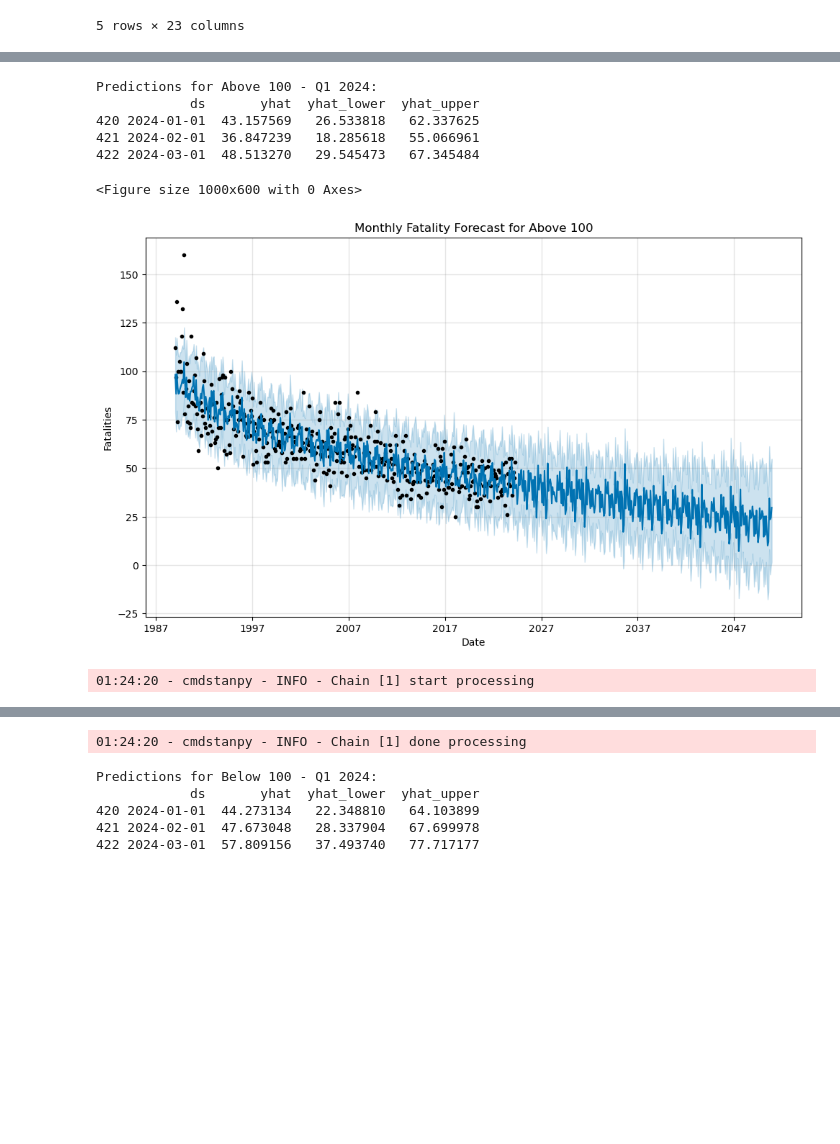
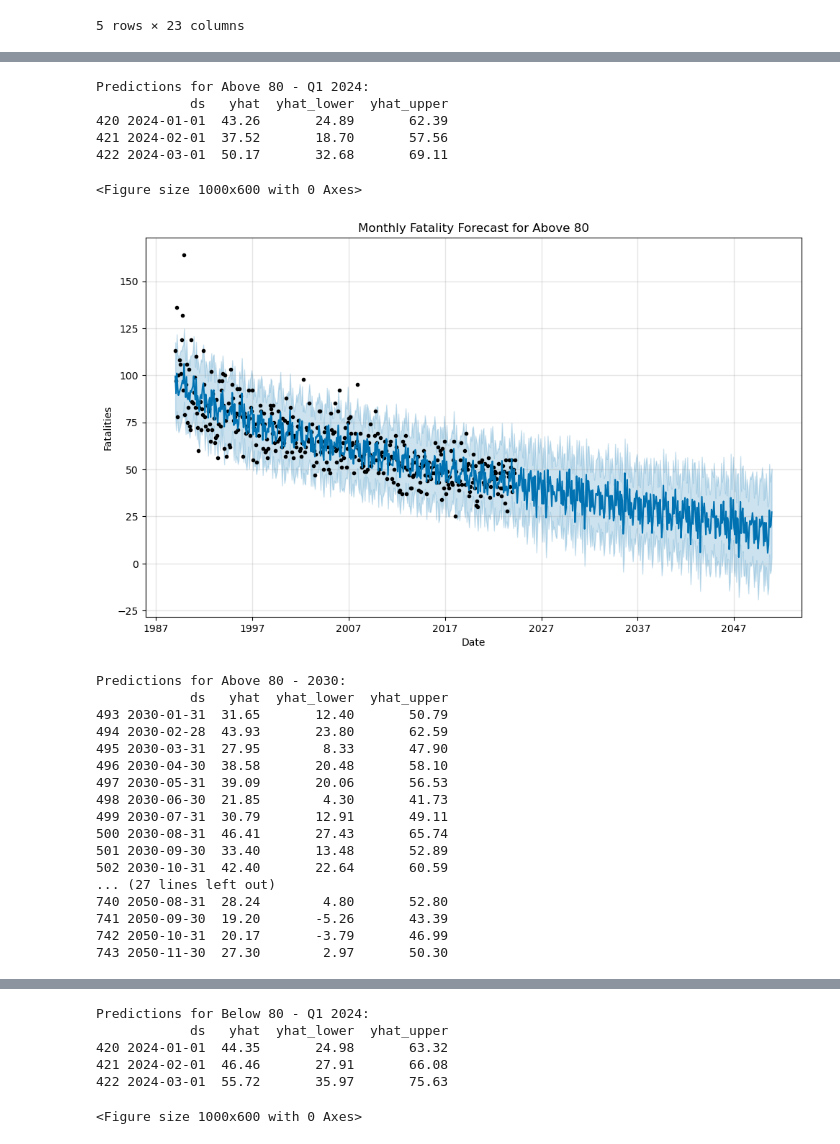
Before and after one commit to mraminamiri/Time-Seri, a Jupyter notebook: Speed/Speed.ipynb, the cells around one changed output, grey strips where cells are left out. Saved outputs shown, nothing was run; the diff lists cells and outputs as text; code cells hidden in the pictures; blank space fills up the shorter version.

```diff
--- a/Speed/Speed.ipynb
+++ b/Speed/Speed.ipynb
@@ -39,10 +38,9 @@ Optimized Code
 # %%
 import pandas as pd
 import matplotlib.pyplot as plt
-from sklearn.metrics import mean_absolute_error, mean_squared_error, r2_score, mean_absolute_percentage_error
+from sklearn.metrics import mean_absolute_error, mean_squared_error, mean_absolute_percentage_error
 from prophet import Prophet
 
-# تمیز کردن داده‌ها
 data['Year'] = data['Year'].astype(int)
 data['Month'] = data['Month'].astype(int)
 
@@ -60,16 +58,12 @@ def clean_speed_limit(value):
 data['Speed Limit'] = data['Speed Limit'].apply(clean_speed_limit)
 data = data.dropna(subset=['Speed Limit'])
 
-# ایجاد ستون تاریخ
 data['Date'] = pd.to_datetime(data[['Year', 'Month']].assign(Day=1))
 
-# دسته‌بندی داده‌ها بر اساس محدودیت سرعت
-data['Speed_Category'] = data['Speed Limit'].apply(lambda x: 'Above 100' if x >= 100 else 'Below 100')
+data['Speed_Category'] = data['Speed Limit'].apply(lambda x: 'Above 80' if x > 80 else 'Below 80')
 
-# تجمیع داده‌ها بر اساس تاریخ و دسته‌بندی محدودیت سرعت
 fatalities_by_speed_month = data.groupby(['Date', 'Speed_Category']).size().reset_index(name='Fatalities')
 
-# آماده‌سازی مدل‌ها و پیش‌بینی‌ها
 forecasts = {}
 speed_categories = fatalities_by_speed_month['Speed_Category'].unique()
 latest_date = fatalities_by_speed_month['Date'].max()
@@ -83,7 +77,7 @@ for speed_category in speed_categories:
         interval_width=0.95,
         yearly_seasonality=True,
         daily_seasonality=True,
-        weekly_seasonality=True
+        weekly_seasonality=True,
     )
     model.fit(speed_data)
 
@@ -92,12 +86,10 @@ for speed_category in speed_categories:
 
     forecasts[speed_category] = forecast[['ds', 'yhat', 'yhat_lower', 'yhat_upper']]
 
-    # چاپ پیش‌بینی سه ماه اول 2024
     forecast_2024_q1 = forecast[(forecast['ds'] >= '2024-01-01') & (forecast['ds'] <= '2024-03-31')]
     print(f'\nPredictions for {speed_category} - Q1 2024:')
-    print(forecast_2024_q1[['ds', 'yhat', 'yhat_lower', 'yhat_upper']])
+    print(forecast_2024_q1[['ds', 'yhat', 'yhat_lower', 'yhat_upper']].round(2))
 
-    # رسم نمودار پیش‌بینی
     plt.figure(figsize=(10, 6))
     model.plot(forecast)
     plt.title(f'Monthly Fatality Forecast for {speed_category}')
@@ -105,43 +97,37 @@ for speed_category in speed_categories:
     plt.ylabel('Fatalities')
     plt.show()
 
-    # پیش‌بینی برای سال‌های 2030، 2040 و 2050
     forecast_2030 = forecast[(forecast['ds'] >= '2030-01-01') & (forecast['ds'] <= '2030-12-31')]
     forecast_2040 = forecast[(forecast['ds'] >= '2040-01-01') & (forecast['ds'] <= '2040-12-31')]
     forecast_2050 = forecast[(forecast['ds'] >= '2050-01-01') & (forecast['ds'] <= '2050-12-31')]
 
     print(f'\nPredictions for {speed_category} - 2030:')
-    print(forecast_2030[['ds', 'yhat', 'yhat_lower', 'yhat_upper']])
+    print(forecast_2030[['ds', 'yhat', 'yhat_lower', 'yhat_upper']].round(2))
 
     print(f'\nPredictions for {speed_category} - 2040:')
-    print(forecast_2040[['ds', 'yhat', 'yhat_lower', 'yhat_upper']])
+    print(forecast_2040[['ds', 'yhat', 'yhat_lower', 'yhat_upper']].round(2))
 
     print(f'\nPredictions for {speed_category} - 2050:')
-    print(forecast_2050[['ds', 'yhat', 'yhat_lower', 'yhat_upper']])
+    print(forecast_2050[['ds', 'yhat', 'yhat_lower', 'yhat_upper']].round(2))
 
-# استخراج داده‌های واقعی برای سال 2023
 actual_2023 = fatalities_by_speed_month[(fatalities_by_speed_month['Date'] >= '2023-01-01') & (fatalities_by_speed_month['Date'] <= '2023-12-31')]
 actual_2023 = actual_2023.pivot(index='Date', columns='Speed_Category', values='Fatalities').fillna(0)
 
-# ارزیابی دقت مدل‌ها برای سال 2023
 for speed_category in speed_categories:
     actual_counts_2023 = actual_2023[[speed_category]].reset_index().rename(columns={'Date': 'ds', speed_category: 'y'})
     forecast_2023 = forecasts[speed_category][forecasts[speed_category]['ds'].isin(actual_counts_2023['ds'])]
 
-    mae = mean_absolute_error(actual_counts_2023['y'], forecast_2023['yhat'])
-    mse = mean_squared_error(actual_counts_2023['y'], forecast_2023['yhat'])
-    r2 = r2_score(actual_counts_2023['y'], forecast_2023['yhat'])
-    mape = mean_absolute_percentage_error(actual_counts_2023['y'], forecast_2023['yhat'])
+    mae = round(mean_absolute_error(actual_counts_2023['y'], forecast_2023['yhat']), 2)
+    mse = round(mean_squared_error(actual_counts_2023['y'], forecast_2023['yhat']), 2)
+    mape = round(mean_absolute_percentage_error(actual_counts_2023['y'], forecast_2023['yhat']), 2)
 
     print(f'\nEvaluation metrics for {speed_category} (2023):')
     print(f'MAE: {mae}')
     print(f'MSE: {mse}')
-    print(f'R2: {r2}')
     print(f'MAPE: {mape}')
 
-# استخراج داده‌های واقعی برای سال 2024
-actual_2024 = fatalities_by_speed_month[(fatalities_by_speed_month['Date'] >= '2024-01-01') & (fatalities_by_speed_month['Date'] <= '2024-12-31')]
+actual_2024 = fatalities_by_speed_month[(fatalities_by_speed_month['Date'] >= '2024-01-01') & (fatalities_by_speed_month['Date'] <= '2024-03-31')]
 actual_2024 = actual_2024.pivot(index='Date', columns='Speed_Category', values='Fatalities').fillna(0)
 print('\nActual fatalities for 2024:')
-print(actual_2024)
+print(actual_2024.round(2))
 # %% [output]
@@ -150,8 +136,24 @@ print(actual_2024)
-Predictions for Above 100 - Q1 2024:
-            ds       yhat  yhat_lower  yhat_upper
-420 2024-01-01  43.157569   26.533818   62.337625
-421 2024-02-01  36.847239   18.285618   55.066961
-422 2024-03-01  48.513270   29.545473   67.345484
+Predictions for Above 80 - Q1 2024:
+            ds   yhat  yhat_lower  yhat_upper
+420 2024-01-01  43.26       24.89       62.39
+421 2024-02-01  37.52       18.70       57.56
+422 2024-03-01  50.17       32.68       69.11
 <Figure size 1000x600 with 0 Axes>
-[figure, old version]
+[figure, new version]
-01:24:20 - cmdstanpy - INFO - Chain [1] start processing
+Predictions for Above 80 - 2030:
+            ds   yhat  yhat_lower  yhat_upper
+493 2030-01-31  31.65       12.40       50.79
+494 2030-02-28  43.93       23.80       62.59
+495 2030-03-31  27.95        8.33       47.90
+496 2030-04-30  38.58       20.48       58.10
+497 2030-05-31  39.09       20.06       56.53
+498 2030-06-30  21.85        4.30       41.73
+499 2030-07-31  30.79       12.91       49.11
+500 2030-08-31  46.41       27.43       65.74
+501 2030-09-30  33.40       13.48       52.89
+502 2030-10-31  42.40       22.64       60.59
+... (27 lines left out)
+740 2050-08-31  28.24        4.80       52.80
+741 2050-09-30  19.20       -5.26       43.39
+742 2050-10-31  20.17       -3.79       46.99
+743 2050-11-30  27.30        2.97       50.30
@@ -175,6 +162,6 @@ Predictions for Above 100 - 2030:
-01:24:20 - cmdstanpy - INFO - Chain [1] done processing
+Predictions for Below 80 - Q1 2024:
+            ds   yhat  yhat_lower  yhat_upper
+420 2024-01-01  44.35       24.98       63.32
+421 2024-02-01  46.46       27.91       66.08
+422 2024-03-01  55.72       35.97       75.63
-Predictions for Below 100 - Q1 2024:
-            ds       yhat  yhat_lower  yhat_upper
-420 2024-01-01  44.273134   22.348810   64.103899
-421 2024-02-01  47.673048   28.337904   67.699978
-422 2024-03-01  57.809156   37.493740   77.717177
+<Figure size 1000x600 with 0 Axes>
```
Also changed, not shown: parts of 9 cells of this notebook.
